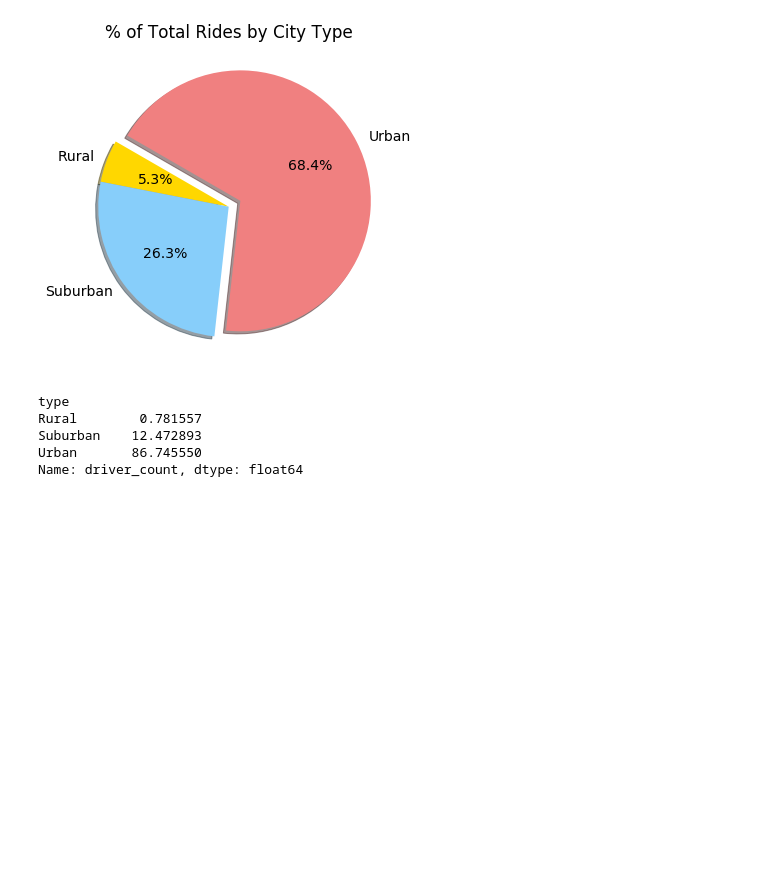
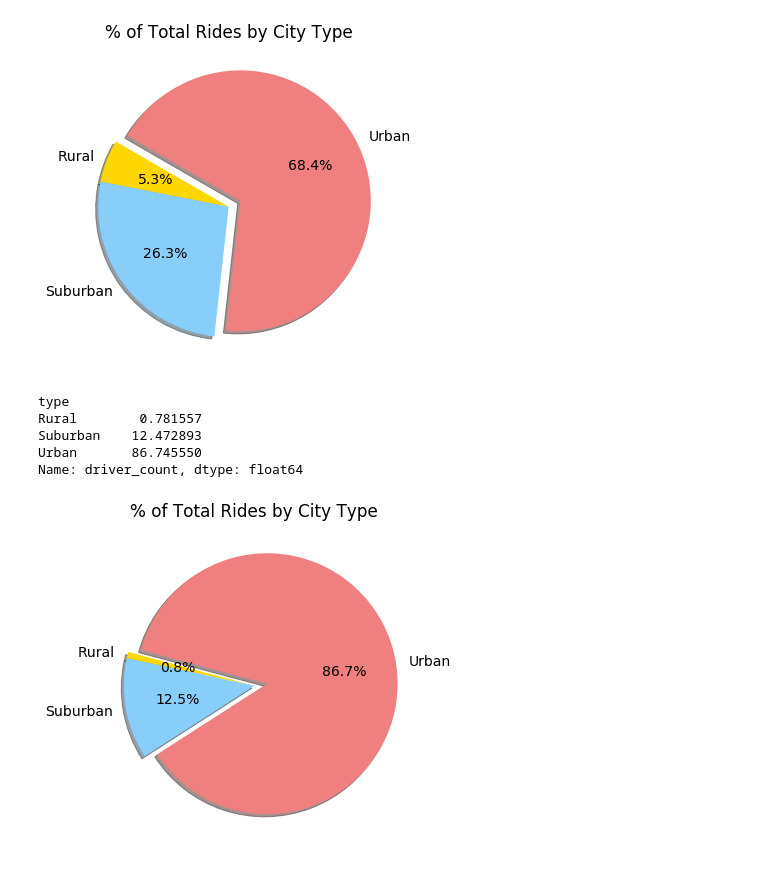
Before and after one commit to wshih88/PyBer_Analysis, a Jupyter notebook: PyBer.ipynb, the cells around one changed output. Cells and saved outputs as stored; diff of their text form; code cells hidden in the pictures; blank space fills up the shorter version.

```diff
--- a/PyBer.ipynb
+++ b/PyBer.ipynb
@@ -766,10 +766,21 @@ Name: driver_count, dtype: float64
 # %%
 # Build percentage of rides by city type pie chart.
 plt.subplots(figsize=(10,6))
 plt.pie(driver_percents,
        labels=['Rural','Suburban','Urban'],
        colors=['gold','lightskyblue','lightcoral'],
        explode=[0,0,0.1],
        autopct='%1.1f%%',
        shadow=True, startangle=165)
 plt.title('% of Total Rides by City Type')
+
+#Change font size to 14.
+mpl.rcParams['font.size']=14
+
+#Save figure
+plt.savefig('analysis\Fig7.png')
+
+#Show figure
+plt.show()
+# %% [output]
+[figure, added]
```
